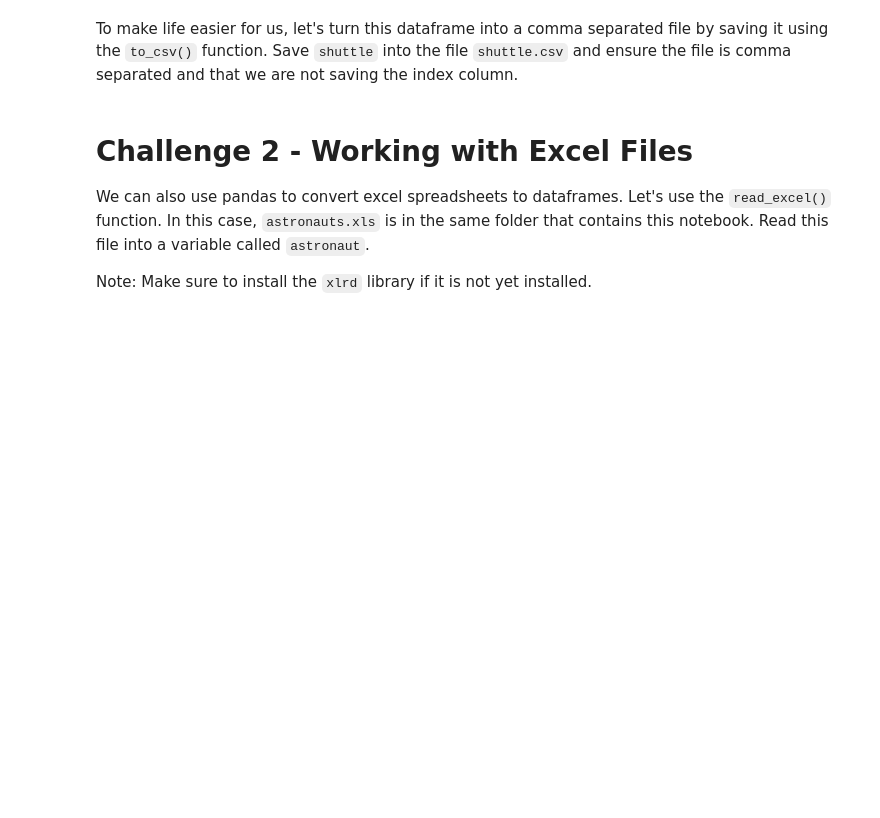
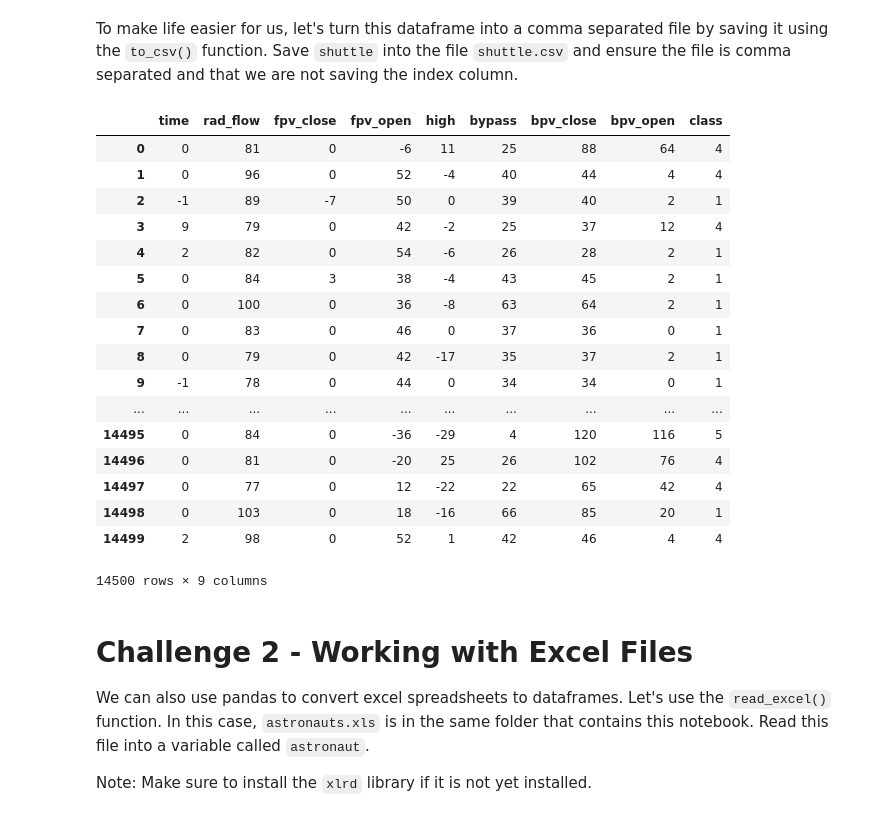
Before and after one commit to ta-data-lis/lab-import-export, a Jupyter notebook: your-code/main.ipynb, the cells around one changed output. Drawn from its saved outputs; the diff is of its cells as text; code cells hidden in the pictures; blank space fills up the shorter version.

```diff
--- a/your-code/main.ipynb
+++ b/your-code/main.ipynb
@@ -19,0 +20,8 @@ tst_url = 'https://archive.ics.uci.edu/ml/machine-learning-databases/statlog/shu
+# %%
+# Your code here:
+
+#ds = pd.read_csv('vehicles_messy.csv')
+#add them yourself using the column names declared in `cols` using the `names` argument.
+csv = pd.read_csv(tst_url,names=cols, sep=' ')
+
+csv.head()
@@ -25,6 +49,28 @@ Let's verify that this worked by looking at the `head()` function.
 To make life easier for us, let's turn this dataframe into a comma separated file by saving it using the `to_csv()` function. Save `shuttle` into the file `shuttle.csv` and ensure the file is comma separated and that we are not saving the index column.
 # %%
 # Your code here:
+x=pd.read_csv('shuttle.csv')
+csv.to_csv()
+x.replace('-', '')
+# %% [output]
+|  | time | rad_flow | fpv_close | fpv_open | high | bypass | bpv_close | bpv_open | class |
+| 0 | 0 | 81 | 0 | -6 | 11 | 25 | 88 | 64 | 4 |
+| 1 | 0 | 96 | 0 | 52 | -4 | 40 | 44 | 4 | 4 |
+| 2 | -1 | 89 | -7 | 50 | 0 | 39 | 40 | 2 | 1 |
+| 3 | 9 | 79 | 0 | 42 | -2 | 25 | 37 | 12 | 4 |
+| 4 | 2 | 82 | 0 | 54 | -6 | 26 | 28 | 2 | 1 |
+| 5 | 0 | 84 | 3 | 38 | -4 | 43 | 45 | 2 | 1 |
+| 6 | 0 | 100 | 0 | 36 | -8 | 63 | 64 | 2 | 1 |
+| 7 | 0 | 83 | 0 | 46 | 0 | 37 | 36 | 0 | 1 |
+| 8 | 0 | 79 | 0 | 42 | -17 | 35 | 37 | 2 | 1 |
+| 9 | -1 | 78 | 0 | 44 | 0 | 34 | 34 | 0 | 1 |
+| ... | ... | ... | ... | ... | ... | ... | ... | ... | ... |
+| 14495 | 0 | 84 | 0 | -36 | -29 | 4 | 120 | 116 | 5 |
+| 14496 | 0 | 81 | 0 | -20 | 25 | 26 | 102 | 76 | 4 |
+| 14497 | 0 | 77 | 0 | 12 | -22 | 22 | 65 | 42 | 4 |
+| 14498 | 0 | 103 | 0 | 18 | -16 | 66 | 85 | 20 | 1 |
+| 14499 | 2 | 98 | 0 | 52 | 1 | 42 | 46 | 4 | 4 |
+14500 rows × 9 columns
 # %% [markdown]
 # Challenge 2 - Working with Excel Files
 
```
Also changed, not shown: parts of 11 cells of this notebook.
